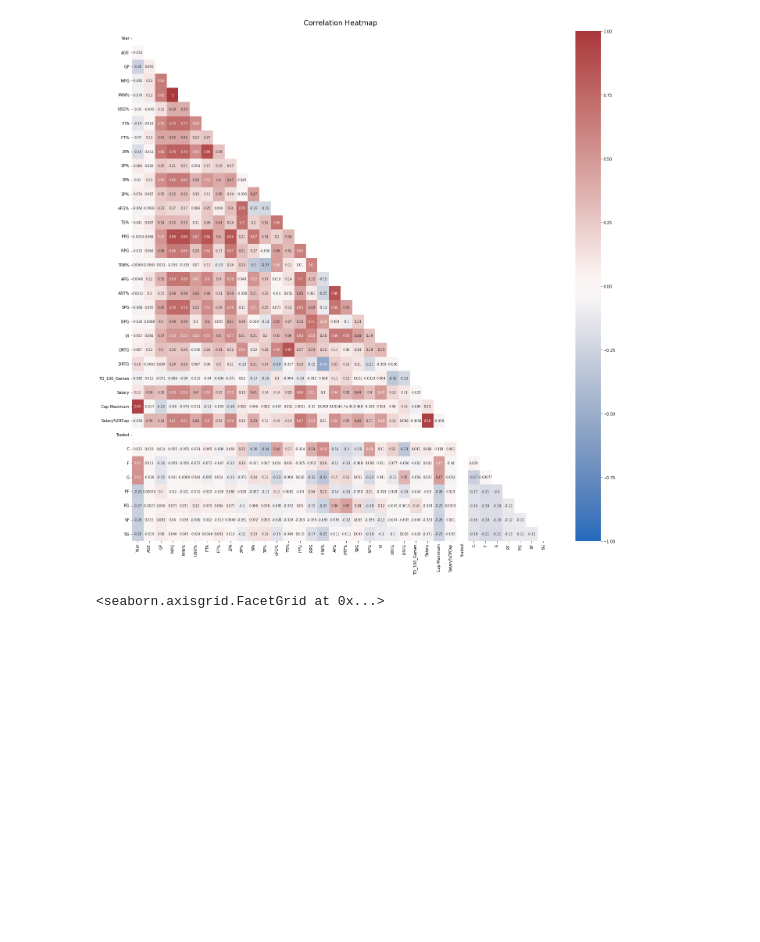
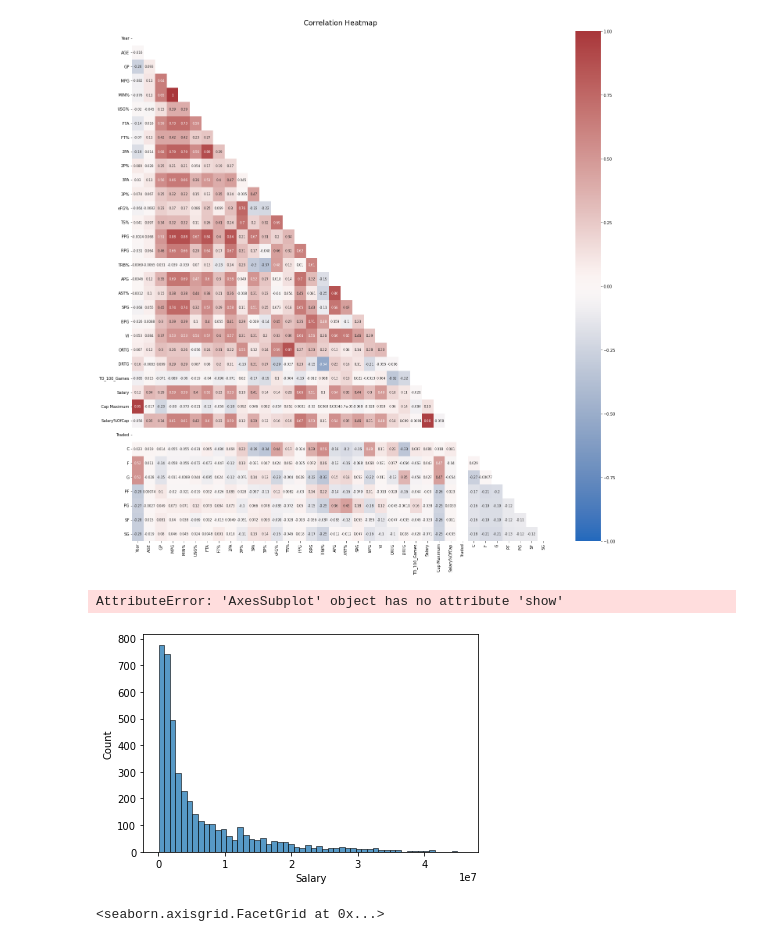
Before and after one commit to davekacz/NBA_Salary_Prediction, a Jupyter notebook: data_explore.ipynb, the cells around one changed output. Cells and saved outputs as stored; diff of their text form; code cells hidden in the pictures; blank space fills up the shorter version.

Commit message:
added histogram to data-explore

```diff
--- a/data_explore.ipynb
+++ b/data_explore.ipynb
@@ -19,9 +19,12 @@ plt.show()
 # %% [output]
 [figure]
 # %%
-fig = px.histogram(df['Salary'])
-fig.show()
+fig = sns.histplot(df['Salary'])
+
 #sgsdg
+# %% [output]
+AttributeError: 'AxesSubplot' object has no attribute 'show'
+[figure, added]
 # %%
 sns.lmplot(x='Salary',y='PPG',data=df)
 # %% [output]
```
